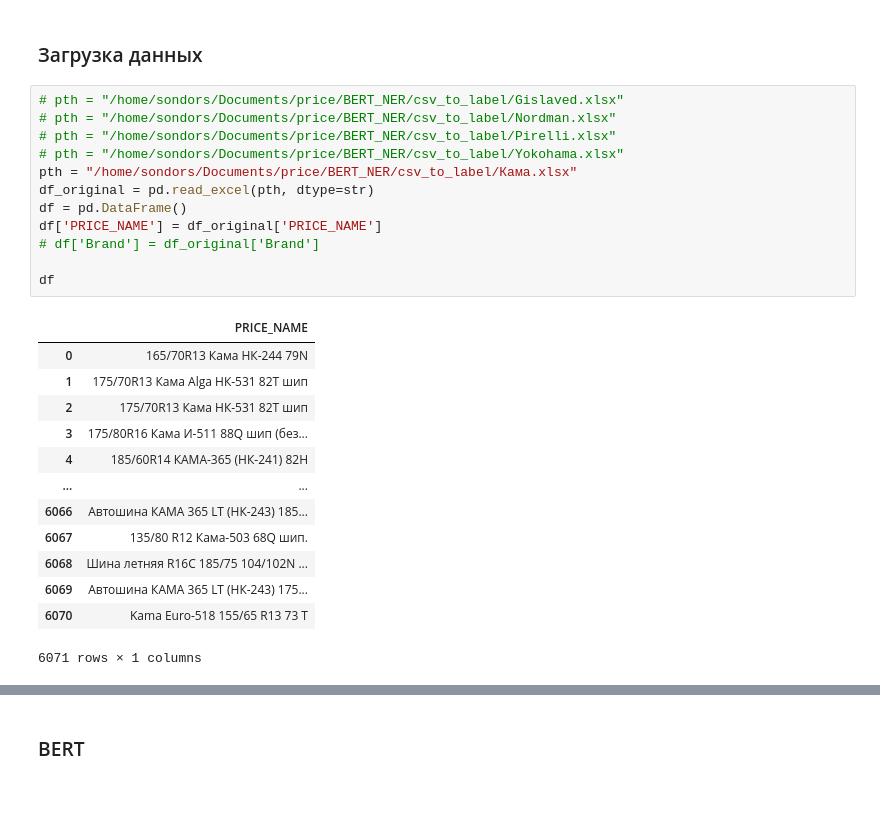
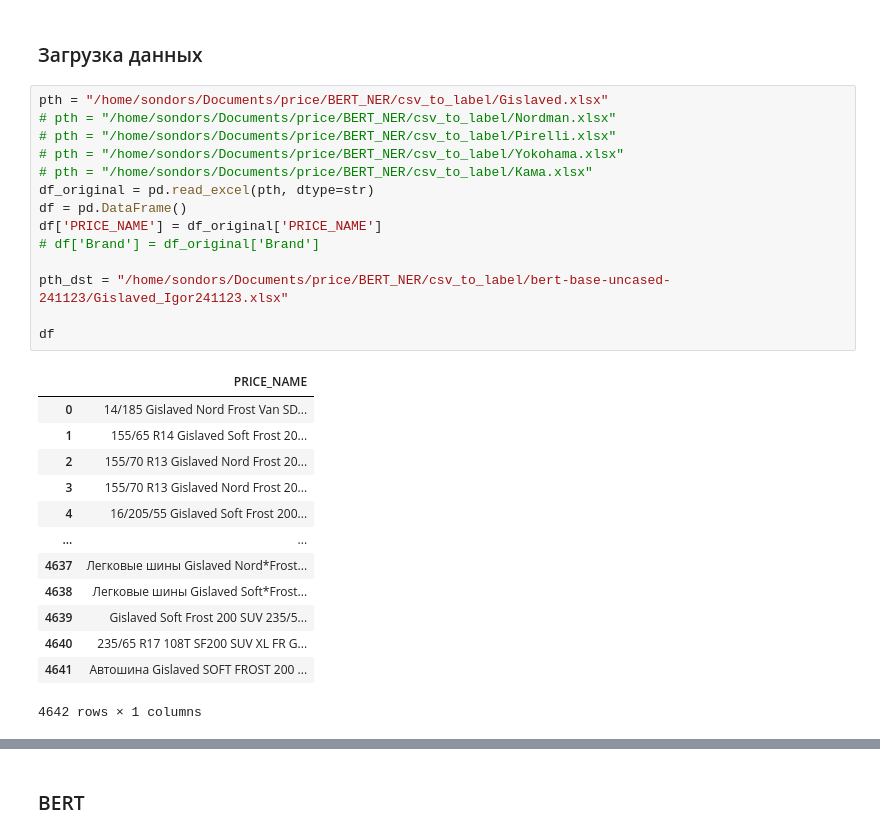
Before and after one commit to IgorSondors/BERT_NER, a Jupyter notebook: inference/inference.ipynb, the cells around one changed output, grey strips where cells are left out. Cells and saved outputs as stored; diff of their text form; blank space fills up the shorter version.

```diff
--- a/inference/inference.ipynb
+++ b/inference/inference.ipynb
@@ -91,28 +98,30 @@ Using unk_token, but it is not set yet.
 # %% [markdown]
 ### Загрузка данных
 # %%
-# pth = "/home/sondors/Documents/price/BERT_NER/csv_to_label/Gislaved.xlsx"
+pth = "/home/sondors/Documents/price/BERT_NER/csv_to_label/Gislaved.xlsx"
 # pth = "/home/sondors/Documents/price/BERT_NER/csv_to_label/Nordman.xlsx"
 # pth = "/home/sondors/Documents/price/BERT_NER/csv_to_label/Pirelli.xlsx"
 # pth = "/home/sondors/Documents/price/BERT_NER/csv_to_label/Yokohama.xlsx"
-pth = "/home/sondors/Documents/price/BERT_NER/csv_to_label/Кама.xlsx"
+# pth = "/home/sondors/Documents/price/BERT_NER/csv_to_label/Кама.xlsx"
 df_original = pd.read_excel(pth, dtype=str)
 df = pd.DataFrame()
 df['PRICE_NAME'] = df_original['PRICE_NAME']
 # df['Brand'] = df_original['Brand']
 
+pth_dst = "/home/sondors/Documents/price/BERT_NER/csv_to_label/bert-base-uncased-241123/Gislaved_Igor241123.xlsx"
+
 df
 # %% [output]
 |  | PRICE_NAME |
-| 0 | 165/70R13 Кама НК-244 79N |
-| 1 | 175/70R13 Кама Alga НК-531 82T шип |
-| 2 | 175/70R13 Кама НК-531 82T шип |
-| 3 | 175/80R16 Кама И-511 88Q шип (без... |
-| 4 | 185/60R14 КАМА-365 (НК-241) 82H |
+| 0 | 14/185 Gislaved Nord Frost Van SD... |
+| 1 | 155/65 R14 Gislaved Soft Frost 20... |
+| 2 | 155/70 R13 Gislaved Nord Frost 20... |
+| 3 | 155/70 R13 Gislaved Nord Frost 20... |
+| 4 | 16/205/55 Gislaved Soft Frost 200... |
 | ... | ... |
-| 6066 | Автошина КАМА 365 LT (НК-243) 185... |
-| 6067 | 135/80 R12 Кама-503 68Q шип. |
-| 6068 | Шина летняя R16C 185/75 104/102N ... |
-| 6069 | Автошина КАМА 365 LT (НК-243) 175... |
-| 6070 | Kama Euro-518 155/65 R13 73 T |
+| 4637 | Легковые шины Gislaved Nord*Frost... |
+| 4638 | Легковые шины Gislaved Soft*Frost... |
+| 4639 | Gislaved Soft Frost 200 SUV 235/5... |
+| 4640 | 235/65 R17 108T SF200 SUV XL FR G... |
+| 4641 | Автошина Gislaved SOFT FROST 200 ... |
-6071 rows × 1 columns
+4642 rows × 1 columns
```
Also changed, not shown: parts of 9 cells of this notebook.
